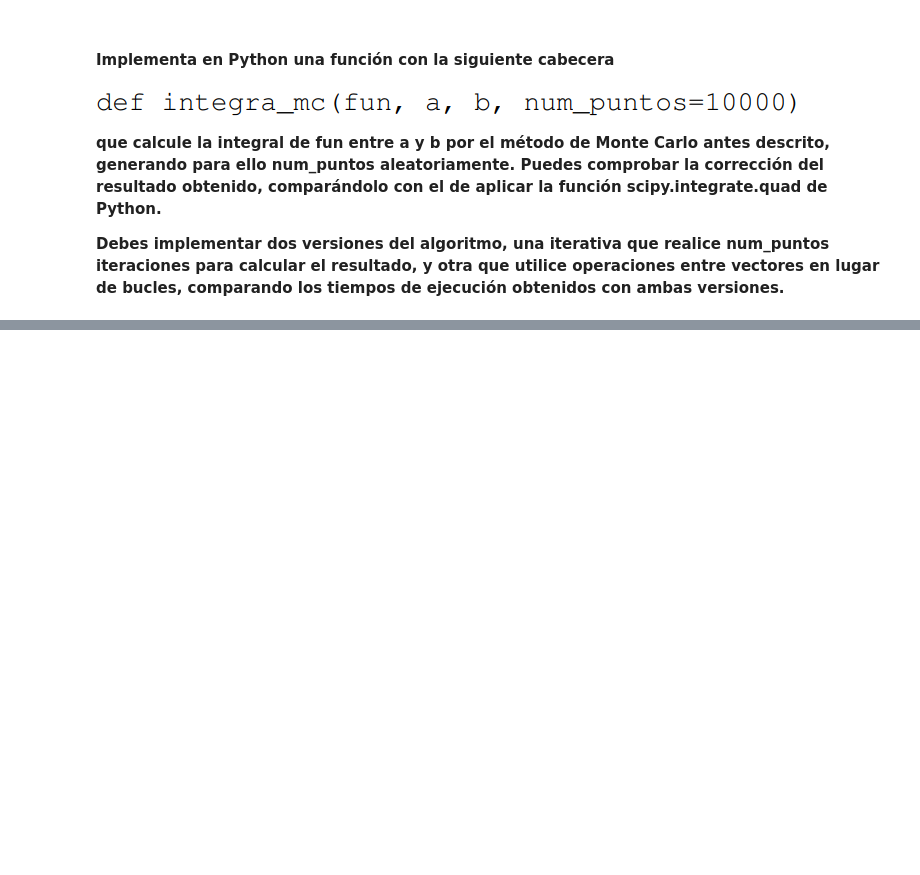
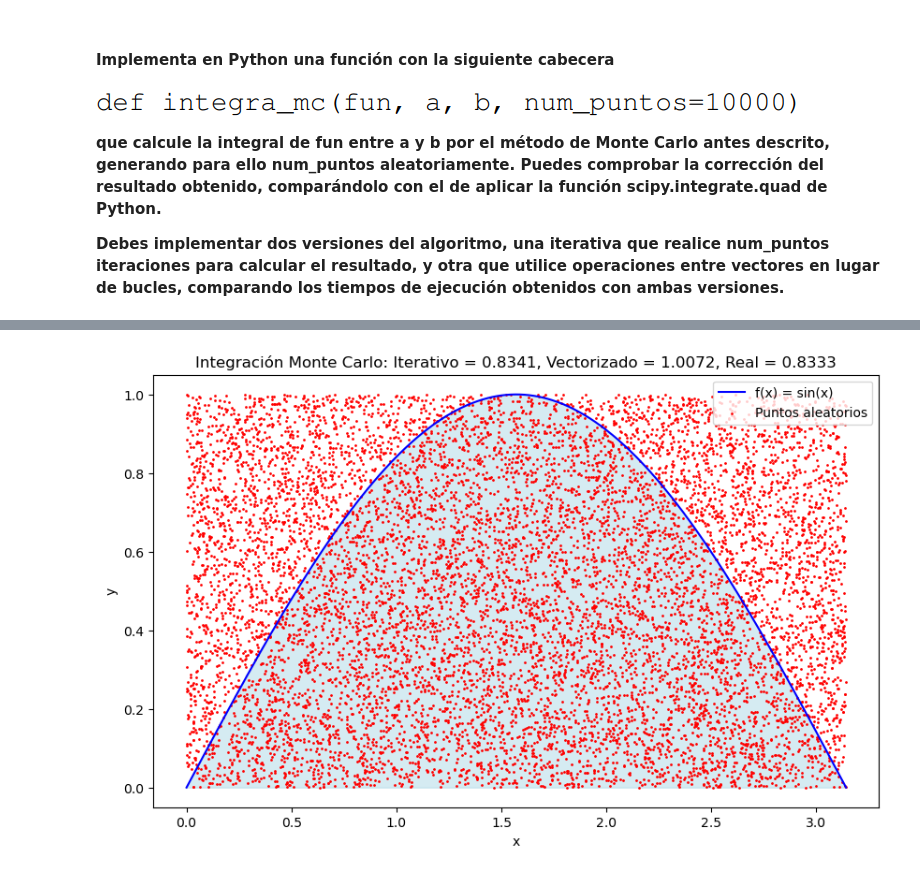
Before and after one commit to paalcald/aiiot, a Jupyter notebook: practicas/p0-intro/iaaiot_p0_grupo1.ipynb, the cells around one changed output, grey strips where cells are left out. Saved outputs shown, nothing was run; the diff lists cells and outputs as text; code cells hidden in the pictures; blank space fills up the shorter version.

Commit message:
´Versión actualizada.
Código comentado.

Representación gráfica.

Añadido análisis y conclusiones.

```diff
--- a/practicas/p0-intro/iaaiot_p0_grupo1.ipynb
+++ b/practicas/p0-intro/iaaiot_p0_grupo1.ipynb
@@ -97,0 +56,92 @@ Podemos ver que, utilizando la funcio quad y su resultado como referencia, la fu
+# %%
+from random import uniform ##Se importa la librería random para utilizar la función uniform que genera un número aleatorio dentro de un intervalo dado
+from typing import Callable ##Se importa la librería typing para definir el tipo de las funciones utilizadas en el cálculo de la integral
+from scipy import integrate ##se importa la libreria de scipy para utilizar la función quad
+import numpy as np ##Se importa la librería numpy para utilizar la función np.random.uniform
+import time ##Se importa la librería time para medir el tiempo de ejecución de ambas versiones
+import matplotlib.pyplot as plt ##Se importa la librería matplotlib.pyplot para visualizar la función f(x) = sin(x) y los puntos aleatorios generados en el intervalo [0,pi]
+##import monte_carlo ##Se importa el módulo monte_carlo que contiene las funciones integra_mc y np_integra_mc en C. Se debe compilar el módulo monte_carlo con el comando python3 setup.py build_ext --inplace para poder importarlo
+
+
+num_puntos = 10000 ##Se define el número de puntos a generar para el cálculo de la integral mediante el método de Monte Carlo
+
+##Se define la función integra_mc que calcula la integral de una función dada mediante el método de Monte Carlo - versión iterativa
+
+def integra_mc(fun: Callable[[float],float], a: float, b :float, num_puntos) -> float:
+    ys = [fun(uniform(a,b)) for i in range(num_puntos)] ##Se genera una lista de valores de la función fun(x) para un número de puntos dado. Se utiliza la función uniform(a,b) para generar un número aleatorio dentro del intervalo [a,b]
+    ymax = max(ys) ##Se calcula el valor máximo de la lista ys de valores de la función fun(x)
+    count = sum(uniform(0,ymax) < y for y in ys) ##Se cuentan los valores de la lista ys que son menores que un número aleatorio generado dentro del intervalo [0,ymax]. Se utiliza la función sum(uniform(0,ymax) < y for y in ys) para contar los valores de la lista ys que son menores que un número aleatorio generado dentro del intervalo [0,ymax]
+    area = (b - a) * ymax * count / num_puntos ##Se calcula el área bajo la curva de la función fun(x) en el intervalo [a,b] mediante el método de Monte Carlo y se almacena en la variable area
+    return area
+
+##Se define la función np_integra_mc que calcula la integral de una función dada mediante el método de Monte Carlo - versión vectorial
+
+def np_integra_mc(fun: Callable[[float],float], a: float, b :float, num_puntos) -> float:
+    xs = np.random.uniform(a, b, num_puntos) ##Se genera un array de valores del eje x aleatorios dentro del intervalo [a,b]. Se utiliza la función np.random.uniform(a, b, num_puntos) para generar un array de valores aleatorios del eje x dentro del intervalo [a,b] con un número de puntos dado num_puntos
+    try: ##Se intenta calcular un array de valores de la función fun(x) para cada valor del array xs. Se utiliza la función fun(xs) para calcular los valores de la función fun(x) para cada valor del array xs y se almacenan en la variable ys. Si la función fun(xs) no es válida, se utiliza la función np.vectorize para calcular los valores de la función fun(x) para cada valor del array xs y se almacenan en la variable ys
+        ys = fun(xs) ##Se calcula un array de valores de la función fun(x) para cada valor del array xs. Se utiliza la función fun(xs) para calcular los valores de la función fun(x) para cada valor del array xs y se almacenan en la variable ys
+    except: ##Si la función fun(xs) no es válida, se utiliza la función np.vectorize para calcular los valores de la función fun(x) para cada valor del array xs y se almacenan en la variable ys
+        vfun = np.vectorize(fun)  ##Se utiliza la función np.vectorize para calcular los valores de la función fun(x) para cada valor del array xs y se almacenan en la variable ys
+        ys = vfun(xs) ##Se calcula un array de valores de la función fun(x) para cada valor del array xs. Se utiliza la función np.vectorize(fun) para calcular los valores de la función fun(x) para cada valor del array xs y se almacenan en la variable ys
+    ymax = np.max(ys) ##Se calcula el valor máximo del array ys de valores de la función fun(x)
+    count = (ys > np.random.uniform(0, ymax)).sum() ##Se cuentan los valores del array ys que son mayores que un número aleatorio generado dentro del intervalo [0,ymax]. Se utiliza la función (ys > np.random.uniform(0, ymax)).sum() para contar los valores del array ys que son mayores que un número aleatorio generado dentro del intervalo [0,ymax]
+    area = (b - a) * ymax * count / num_puntos ##Se calcula el área bajo la curva de la función fun(x) en el intervalo [a,b] mediante el método de Monte Carlo y se almacena en la variable area
+    return area
+
+start_time = time.time() ##Se almacena el tiempo de inicio de la ejecución de la versión iterativa en la variable start_time
+valor_integra_mc = integra_mc(lambda x: x **2 + 1 if x > .5 else x**2, 0, 1, num_puntos) ##Se calcula el valor de la integral de la función f(x) = x **2 + 1 si x > .5, x**2 si x <= .5 en el intervalo [0,1] mediante la función integra_mc definida anteriormente y se almacena en la variable valor_integra_mc
+iterative_time = time.time() - start_time ##Se calcula el tiempo de ejecución de la versión iterativa y se almacena en la variable iterative_time
+
+start_time = time.time() ##Se almacena el tiempo de inicio de la ejecución de la versión vectorizada en la variable start_time
+valor_np_integra_mc = np_integra_mc(lambda x: x **2 + 1 if x > .5 else x**2, 0, 1, num_puntos) ##Se calcula el valor de la integral de la función f(x) = x **2 + 1 si x > .5, x**2 si x <= .5 en el intervalo [0,1] mediante la función np_integra_mc definida anteriormente y se almacena en la variable valor_np_integra_mc
+vectorized_time = time.time() - start_time
+
+
+##Imprimimos el valor de la integral obtenido por ambas versiones de la función integra_mc y la diferencia entre ellas
+print("El valor de la integral calculado mediante la versión iterativa es de: ", valor_integra_mc)
+print("El valor de la integral calculado mediante la versión vectorizada es de: ", valor_np_integra_mc)
+
+##Imprimimos el tiempo de ejecución de ambas versiones y la diferencia entre ellas
+print("El tiempo de ejecución de la versión iterativa fue de: ", iterative_time)
+print("El tiempo de ejecución de la versión vectorizada fue de: ", vectorized_time)
+print("La diferencia de tiempo entre ambas versiones es de: ", iterative_time - vectorized_time)
+
+##Calculamos la diferencia entre el valor obtenido por ambas versiones y el valor real, obtenido con la función quad de scipy
+
+valor_quad = integrate.quad(lambda x: x **2 + 1 if x > .5 else x**2, 0, 1) ##Se calcula el valor real de la integral de la función f(x) = x **2 + 1 si x > .5, x**2 si x <= .5 en el intervalo [0,1] mediante la función quad de scipy
+
+diferencia_mc = abs(valor_integra_mc - valor_quad[0]) ##Se calcula la diferencia entre el valor obtenido por la versión iterativa y el valor real
+diferencia_np = abs(valor_np_integra_mc - valor_quad[0]) ##Se calcula la diferencia entre el valor obtenido por la versión vectorizada y el valor real
+
+##Imprimimos la diferencia entre el valor obtenido por ambas versiones y el valor real
+print("La diferencia entre el valor obtenido por la versión iterativa y el valor real es de: ", diferencia_mc)
+print("La diferencia entre el valor obtenido por la versión vectorizada y el valor real es de: ", diferencia_np)
+
+##Visualización gráfica de la función f(x) = sin(x) y los puntos aleatorios generados en el intervalo [0,pi], incluyendo el valor de la integral obtenido por ambas versiones y el valor real obtenido con la función quad de scipy
+def fun(x):
+    return np.sin(x) ##Se define la función f(x) = sin(x)
+
+a = 0
+b = np.pi
+
+# Visualización gráfica
+x_curve = np.linspace(a, b, 1000)
+y_curve = fun(x_curve)
+
+
+## Generar puntos para la visualización
+x_iter = [uniform(a, b) for _ in range(num_puntos)] ##Genera una lista de valores dl eje x aleatorios dentro del intervalo [a,b]. Se utiliza la función uniform de la librería random para generar un número aleatorio dentro del intervalo [a y b]
+y_iter = [uniform(0, max(y_curve)) for _ in range(num_puntos)] ##Genera una lista de valores dl eje y aleatorios dentro del intervalo [0 y el máximo de la función max(y_curve)]. Se utiliza la función uniform (0,max(y_curve)) para generar un número aleatorio dentro del intervalo [0 y el máximo de la función max(y_curve)], siendo max(y_curve) el valor máximo de la función fun(x) en el intervalo [a,b]
+y_fun_iter = [fun(xi) for xi in x_iter] ##Calcular los valores de la función fun(x) para cada valor incluido en la list x_iter. [fun(xi) for xi in x_iter] aplica la función fun a cada elemento xi de la lista x_iter y almacena los resultados en una lista y_fun_iter.
+
+plt.figure(figsize=(10, 6))
+plt.plot(x_curve, y_curve, label='f(x) = sin(x)', color='blue') ##Se grafica la función f(x) = sin(x) en el intervalo [a,b]
+plt.fill_between(x_curve, y_curve, color='lightblue', alpha=0.5) ##Se rellena el área bajo la curva de la función f(x) = sin(x) en el intervalo [a,b]
+
+plt.scatter(x_iter, y_iter, s=1, color='red', label='Puntos aleatorios') ##Se grafican los puntos aleatorios generados en el intervalo [a,b]
+plt.title(f"Integración Monte Carlo: Iterativo = {integral_mc_iterativo:.4f}, Vectorizado = {integral_mc_vectorizado:.4f}, Real = {valor_quad[0]:.4f}") ##Se muestra el valor de la integral obtenido por ambas versiones y el valor real obtenido con la función quad de scipy
+plt.legend() ##Se añade la leyenda definida anteriormente a la gráfica
+plt.xlabel('x') ##Se añade la etiqueta x al eje x
+plt.ylabel('y') ##Se añade la etiqueta y al eje y
+plt.show() ##Se muestra la gráfica generada
+# %% [output]
@@ -97,0 +155 @@ Podemos ver que, utilizando la funcio quad y su resultado como referencia, la fu
+[figure, added]
```
Also changed, not shown: parts of 13 cells of this notebook.
